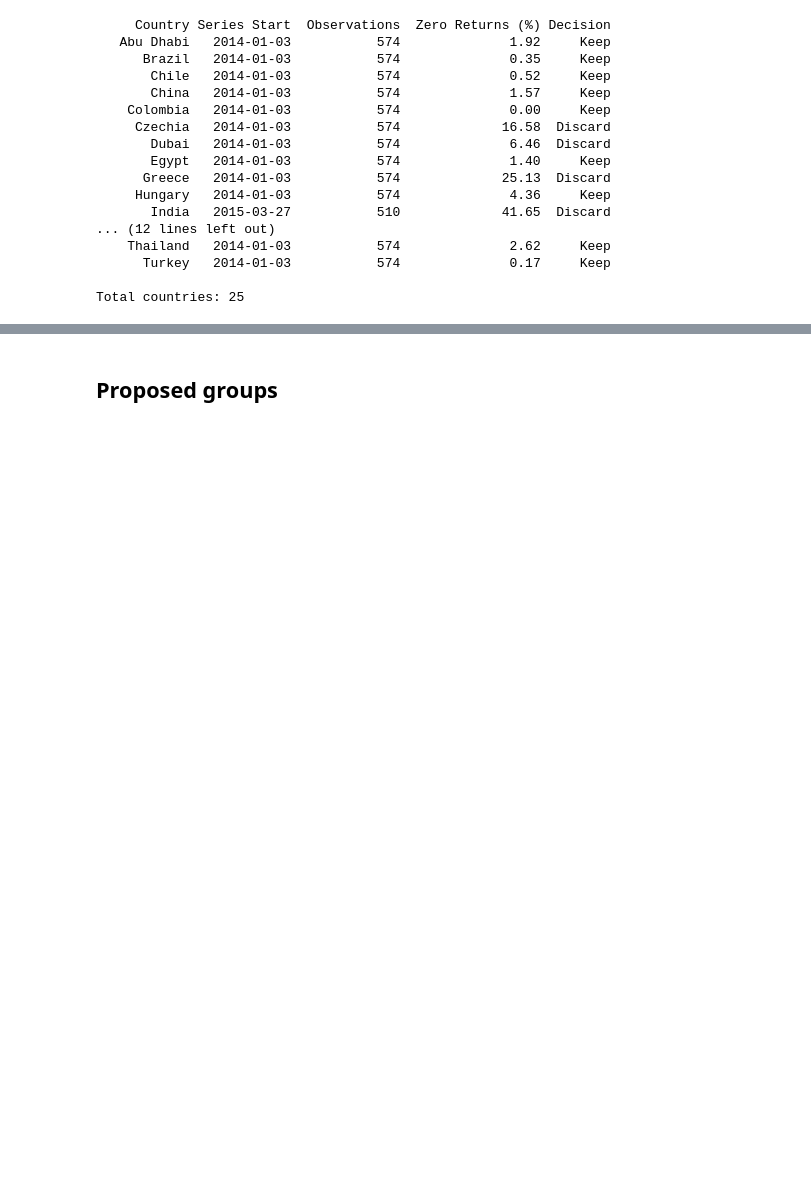
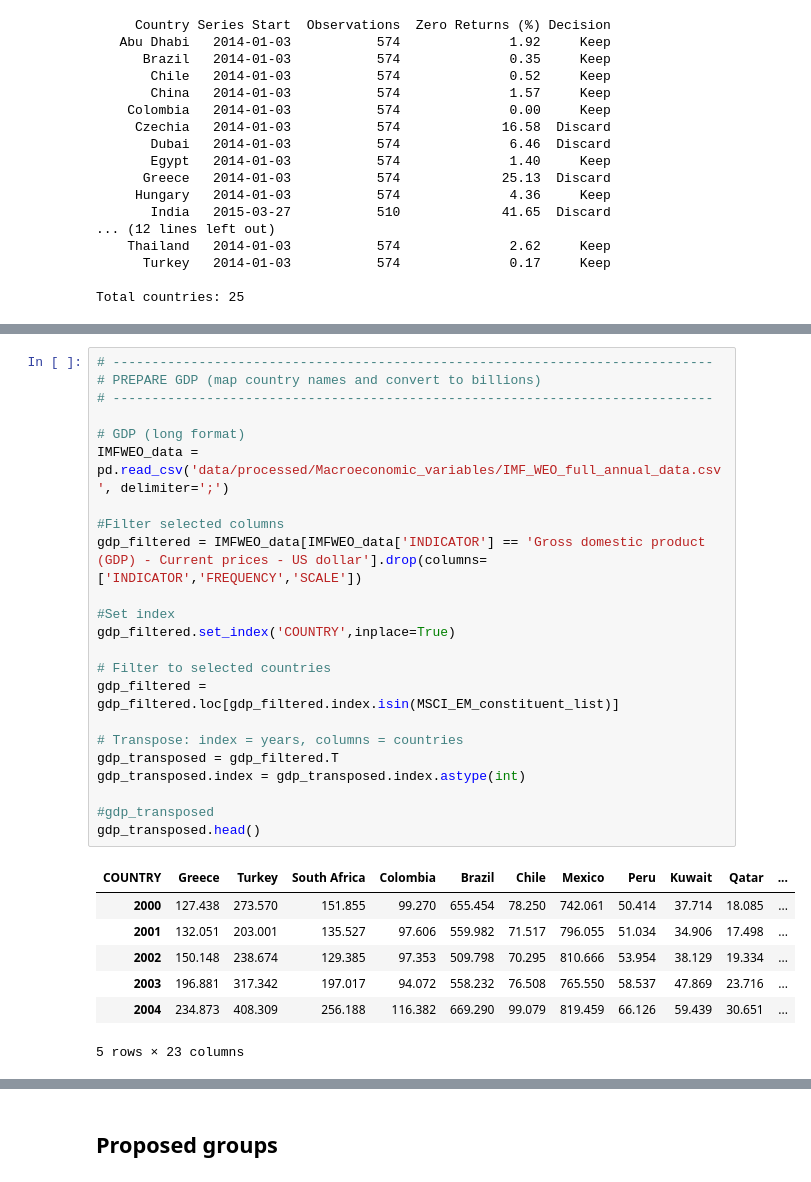
Before and after one commit to juanfp02/commodities_and_sovereigns, a Jupyter notebook: 01_Experiment_Groups.ipynb, the cells around one changed output, grey strips where cells are left out. Saved outputs shown, nothing was run; the diff lists cells and outputs as text; blank space fills up the shorter version.

```diff
--- a/01_Experiment_Groups.ipynb
+++ b/01_Experiment_Groups.ipynb
@@ -168,3 +110,34 @@ gdp_transposed
+# %%
+# -----------------------------------------------------------------------------
+# PREPARE GDP (map country names and convert to billions)
+# -----------------------------------------------------------------------------
+
+# GDP (long format)
+IMFWEO_data = pd.read_csv('data/processed/Macroeconomic_variables/IMF_WEO_full_annual_data.csv', delimiter=';')
+
+#Filter selected columns
+gdp_filtered = IMFWEO_data[IMFWEO_data['INDICATOR'] == 'Gross domestic product (GDP) - Current prices - US dollar'].drop(columns=['INDICATOR','FREQUENCY','SCALE'])
+
+#Set index
+gdp_filtered.set_index('COUNTRY',inplace=True)
+
+# Filter to selected countries
+gdp_filtered = gdp_filtered.loc[gdp_filtered.index.isin(MSCI_EM_constituent_list)]
+
+# Transpose: index = years, columns = countries
+gdp_transposed = gdp_filtered.T
+gdp_transposed.index = gdp_transposed.index.astype(int)
+
+#gdp_transposed
+gdp_transposed.head()
+# %% [output]
+| COUNTRY | Greece | Turkey | South Africa | Colombia | Brazil | Chile | Mexico | Peru | Kuwait | Qatar | ... |
+| 2000 | 127.438 | 273.570 | 151.855 | 99.270 | 655.454 | 78.250 | 742.061 | 50.414 | 37.714 | 18.085 | ... |
+| 2001 | 132.051 | 203.001 | 135.527 | 97.606 | 559.982 | 71.517 | 796.055 | 51.034 | 34.906 | 17.498 | ... |
+| 2002 | 150.148 | 238.674 | 129.385 | 97.353 | 509.798 | 70.295 | 810.666 | 53.954 | 38.129 | 19.334 | ... |
+| 2003 | 196.881 | 317.342 | 197.017 | 94.072 | 558.232 | 76.508 | 765.550 | 58.537 | 47.869 | 23.716 | ... |
+| 2004 | 234.873 | 408.309 | 256.188 | 116.382 | 669.290 | 99.079 | 819.459 | 66.126 | 59.439 | 30.651 | ... |
+5 rows × 23 columns
 # %%
 # -----------------------------------------------------------------------------
 # CALCULATE OIL BALANCE AS % OF GDP
```
Also changed, not shown: parts of 10 cells of this notebook, 8 other files.
